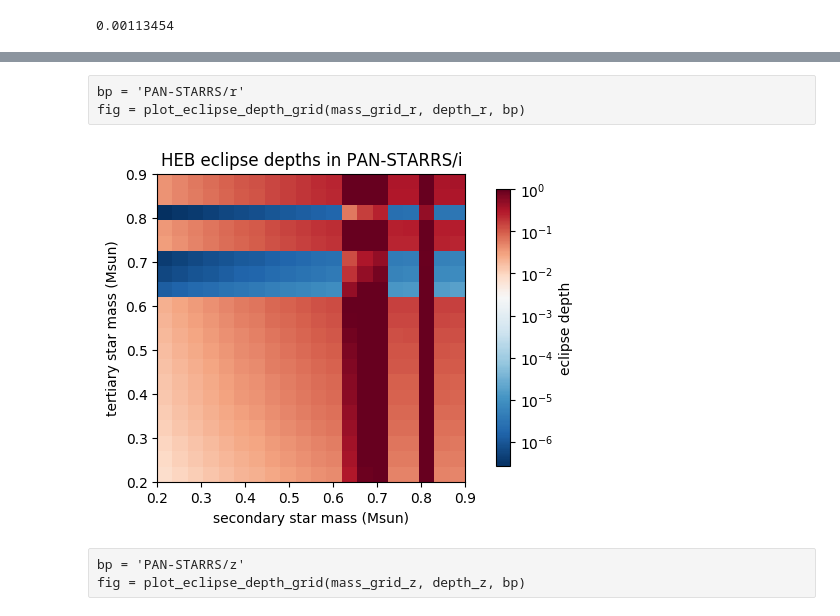
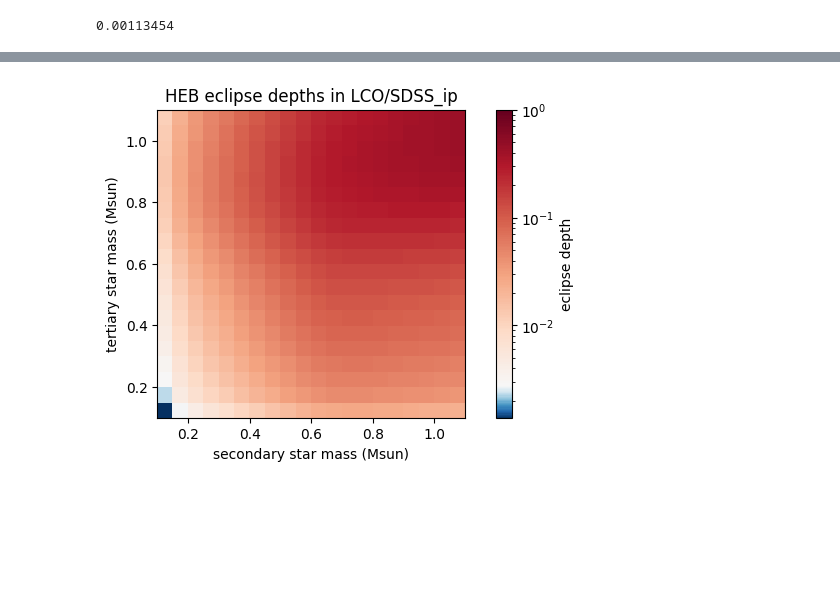
Before and after one commit to jpdeleon/chronos, a Jupyter notebook: notebooks/HEB.ipynb, the cells around one changed output, grey strips where cells are left out. Cells and saved outputs as stored; diff of their text form; code cells hidden in the pictures; blank space fills up the shorter version.

```diff
--- a/notebooks/HEB.ipynb
+++ b/notebooks/HEB.ipynb
@@ -466,11 +495,9 @@ filter_transmissions
 ## maximum eclipse depths
 # %%
 colors = {
-    'TESS/Red': 'k',
-    'PAN-STARRS/g': 'b',
-    'PAN-STARRS/r': 'g',
-    'PAN-STARRS/i': 'y',
-    'PAN-STARRS/z': 'r'
+    'TESS/Red': 'r',
+    'LCO/SDSS_gp': 'b',
+    'LCO/SDSS_ip': 'g',
 }
 
 def plot_depth_per_passband(depths, filter_transmissions, masses):
@@ -480,20 +507,23 @@ def plot_depth_per_passband(depths, filter_transmissions, masses):
     df = filter_transmissions[bp]
     ax = df.plot(x='wav_nm', y='transmission', ls='--', c=colors[bp], label=bp)
 
+    bandpasses = list(filter_transmissions.keys())
     for bp in bandpasses[1:]:
         df = filter_transmissions[bp]
         df.plot(ax=ax, x='wav_nm', y='transmission', ls='--', c=colors[bp], label=bp)
     ax.set_xlabel('wavelength [nm]')
     ax.set_ylabel('Transmission')
     ax.set_title(f'm1={m1}, m2={m2}, m3={m3} [Msun]')
+    ax.set_ylim(0,1)
 
     tax = ax.twinx()
-    tax.set_ylabel('Depth [%]')
+    tax.set_ylabel('Eclipse Depth')
     for bp in bandpasses:
         x1 = filter_transmissions[bp].wav_nm.min()
         x2 = filter_transmissions[bp].wav_nm.max()
-        tax.hlines(depths[bp]*100, x1, x2, color=colors[bp])
+        tax.hlines(depths[bp], x1, x2, color=colors[bp])
     tax.set_xscale('log')
+    tax.set_ylim(0,1)
     return ax
 # %% [markdown]
 ### equal mass triple star system
@@ -564,14 +588,12 @@ from tqdm import tqdm
 
 N_samples = 20
 
-m2s = np.linspace(0.20, 0.90, N_samples)
-m3s = np.linspace(0.20, 0.90, N_samples)
+m2s = np.linspace(0.1, 1.10, N_samples)
+m3s = np.linspace(0.1, 1.10, N_samples)
 
 mass_grid_tess = np.zeros((N_samples,N_samples))
 mass_grid_g = np.zeros((N_samples,N_samples))
-mass_grid_r = np.zeros((N_samples,N_samples))
 mass_grid_i = np.zeros((N_samples,N_samples))
-mass_grid_z = np.zeros((N_samples,N_samples))
 
 for i,m2 in tqdm(enumerate(m2s)):
     for j,m3 in enumerate(m3s):
@@ -581,10 +603,8 @@ for i,m2 in tqdm(enumerate(m2s)):
                                             verbose=False
                                            )
         mass_grid_tess[i,j] = depths['TESS/Red']
-        mass_grid_g[i,j] = depths['PAN-STARRS/g']
-        mass_grid_r[i,j] = depths['PAN-STARRS/r']
-        mass_grid_i[i,j] = depths['PAN-STARRS/i']
-        mass_grid_z[i,j] = depths['PAN-STARRS/z']
+        mass_grid_g[i,j] = depths['LCO/SDSS_gp']
+        mass_grid_i[i,j] = depths['LCO/SDSS_ip']
 # %%
 import matplotlib.colors as mcolors
 import matplotlib.pyplot as pl
@@ -601,8 +621,6 @@ class MidPointLogNorm(mcolors.LogNorm):
         mcolors.LogNorm.__init__(self,vmin=vmin, vmax=vmax, clip=clip)
         self.midpoint=midpoint
     def __call__(self, value, clip=None):
-        # I'm ignoring masked values and all kinds of edge cases to make a
-        # simple example...
         x, y = [np.log(self.vmin), np.log(self.midpoint), np.log(self.vmax)], [0, 0.5, 1]
         return np.ma.masked_array(np.interp(np.log(value), x, y))
 
@@ -616,9 +634,9 @@ def plot_eclipse_depth_grid(mass_grid, depth, bandpass):
     #make a diverging color map such that profit<0 is red and blue otherwise
     cmap = pl.get_cmap('RdBu_r')
     norm = MidPointLogNorm(vmin=mass_grid.min(),
-                                 vmax = 1, #mass_grid.max(),
-                                 midpoint=depth
-                                )
+                         vmax = 1, #mass_grid.max(),
+                         midpoint=depth
+                        )
 
     #plot matrix
     cbar = ax.imshow(mass_grid,
@@ -628,7 +646,7 @@ def plot_eclipse_depth_grid(mass_grid, depth, bandpass):
                      cmap=cmap,
                      norm=norm
                     )
-    pl.colorbar(cbar, ax=ax, shrink=0.9,
+    pl.colorbar(cbar, ax=ax, #shrink=0.9,
                 label='eclipse depth', orientation="vertical")
 
     # add labels
@@ -657,14 +675,6 @@ fig = plot_eclipse_depth_grid(mass_grid_g, depth_g, bp)
-# %% [raw]
-bp = 'PAN-STARRS/r'
-fig = plot_eclipse_depth_grid(mass_grid_r, depth_r, bp)
 # %%
-bp = 'PAN-STARRS/i'
-
 depth_i = 0.0028 #LCO-CTIO/ip filter
 # depth_i = 0.0012 #LCO-CTIO/ip filter
-fig = plot_eclipse_depth_grid(mass_grid_i, depth_i, bp)
+fig = plot_eclipse_depth_grid(mass_grid_i, depth_i, 'LCO/SDSS_ip')
 # %% [output]
-[figure, old version]
+[figure, new version]
-# %% [raw]
-bp = 'PAN-STARRS/z'
-fig = plot_eclipse_depth_grid(mass_grid_z, depth_z, bp)
```
Also changed, not shown: parts of 26 cells of this notebook, 9 other files.
